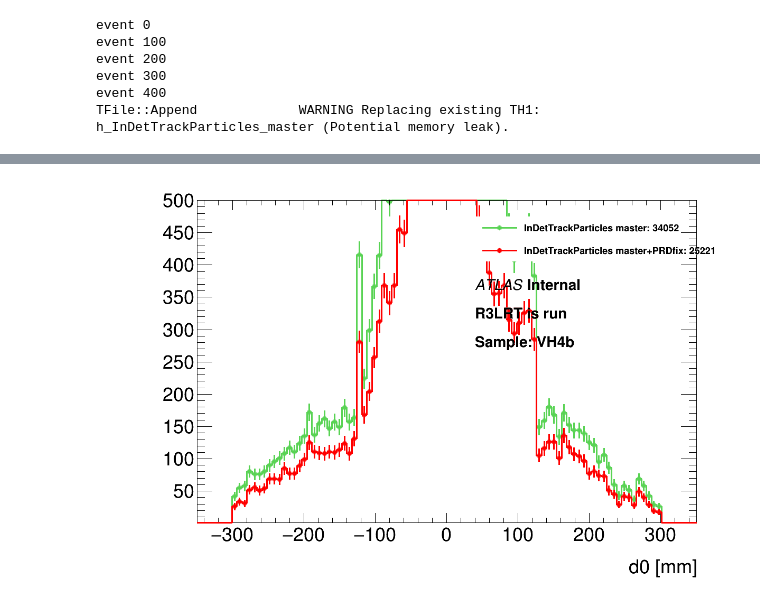
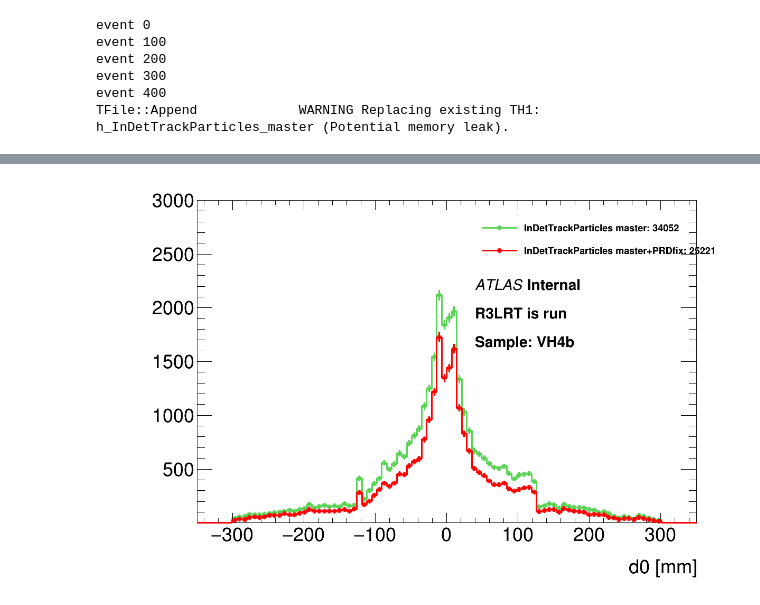
Before and after one commit to robinnewhouse/LRTNotebooks, a Jupyter notebook: AOD_PRDfix.ipynb, the cells around one changed output, grey strips where cells are left out. Drawn from its saved outputs; the diff is of its cells as text; code cells hidden in the pictures.

Commit message:
PRD fix AOD plot

```diff
--- a/AOD_PRDfix.ipynb
+++ b/AOD_PRDfix.ipynb
@@ -113,7 +113,7 @@ for h in histograms:
     h.SetLineWidth(3)
     h.SetXTitle("d0 [mm]")
     h.Sumw2()
-    h.GetYaxis().SetRangeUser(1,500);
+    h.GetYaxis().SetRangeUser(1,3000);
 
 x, y = (0.6, 0.8)
 leg = ROOT.TLegend(x, 0.8, 0.91, 0.91)
@@ -136 +138 @@ TCanvas::Constructor      WARNING Deleting canvas with same name: c
-[figure, old version]
+[figure, new version]
```
Also changed, not shown: parts of 1 cell of this notebook.
